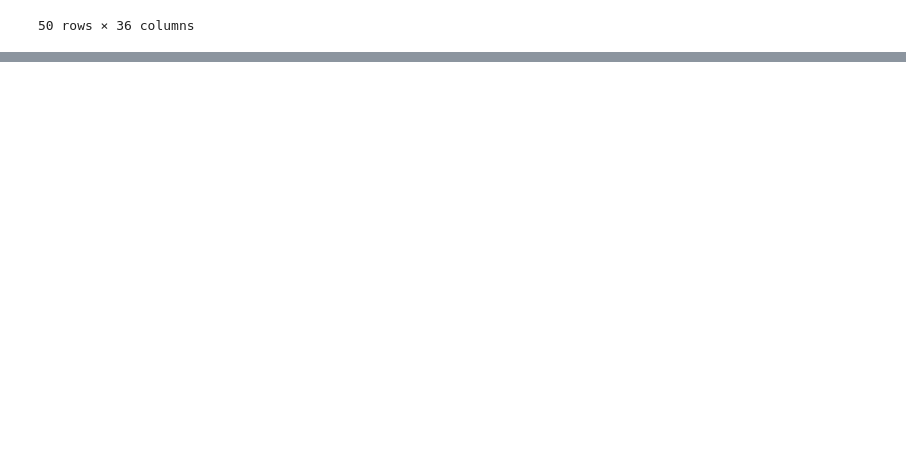
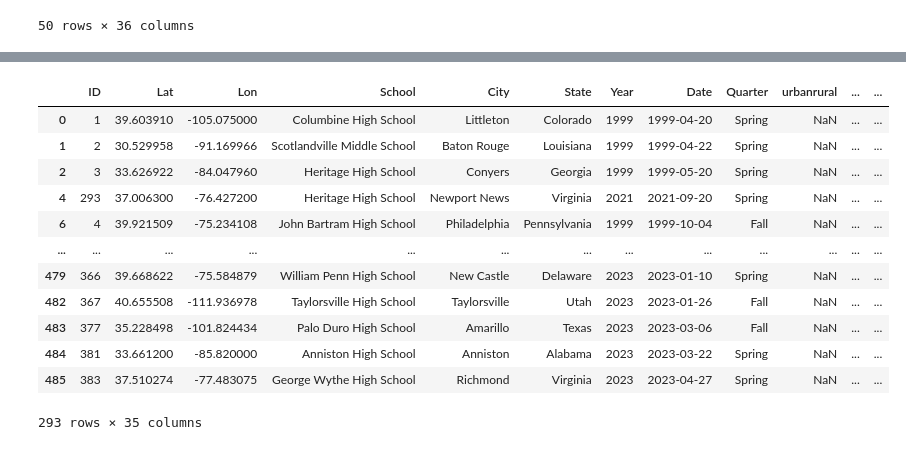
Before and after one commit to LeviEzra1/Project1_team4, a Jupyter notebook: Adriel_analysis/dataset_draft.ipynb, the cells around one changed output, grey strips where cells are left out. Saved outputs shown, nothing was run; the diff lists cells and outputs as text; code cells hidden in the pictures; blank space fills up the shorter version.

```diff
--- a/Adriel_analysis/dataset_draft.ipynb
+++ b/Adriel_analysis/dataset_draft.ipynb
@@ -323,3 +314,21 @@ Index(['ID', 'Lat', 'Lon', 'School', 'City', 'State', 'Year', 'Date',
        'History of bullying (Shooter)',
        'History of Domestic Violence (Shooter)', 'Gang Related', 'Preplanned'],
       dtype='object')
+# %%
+#Drop columns date_y due to inconsistencies in date with other data
+Full_SchoolS_df_copy = Full_SchoolS_df.drop(['Date_y'],axis=1)
+Full_SchoolS_df_copy
+# %% [output]
+|  | ID | Lat | Lon | School | City | State | Year | Date | Quarter | urbanrural | ... | ... |
+| 0 | 1 | 39.603910 | -105.075000 | Columbine High School | Littleton | Colorado | 1999 | 1999-04-20 | Spring | NaN | ... | ... |
+| 1 | 2 | 30.529958 | -91.169966 | Scotlandville Middle School | Baton Rouge | Louisiana | 1999 | 1999-04-22 | Spring | NaN | ... | ... |
+| 2 | 3 | 33.626922 | -84.047960 | Heritage High School | Conyers | Georgia | 1999 | 1999-05-20 | Spring | NaN | ... | ... |
+| 4 | 293 | 37.006300 | -76.427200 | Heritage High School | Newport News | Virginia | 2021 | 2021-09-20 | Spring | NaN | ... | ... |
+| 6 | 4 | 39.921509 | -75.234108 | John Bartram High School | Philadelphia | Pennsylvania | 1999 | 1999-10-04 | Fall | NaN | ... | ... |
+| ... | ... | ... | ... | ... | ... | ... | ... | ... | ... | ... | ... | ... |
+| 479 | 366 | 39.668622 | -75.584879 | William Penn High School | New Castle | Delaware | 2023 | 2023-01-10 | Spring | NaN | ... | ... |
+| 482 | 367 | 40.655508 | -111.936978 | Taylorsville High School | Taylorsville | Utah | 2023 | 2023-01-26 | Fall | NaN | ... | ... |
+| 483 | 377 | 35.228498 | -101.824434 | Palo Duro High School | Amarillo | Texas | 2023 | 2023-03-06 | Fall | NaN | ... | ... |
+| 484 | 381 | 33.661200 | -85.820000 | Anniston High School | Anniston | Alabama | 2023 | 2023-03-22 | Spring | NaN | ... | ... |
+| 485 | 383 | 37.510274 | -77.483075 | George Wythe High School | Richmond | Virginia | 2023 | 2023-04-27 | Spring | NaN | ... | ... |
+293 rows × 35 columns
```
Also changed, not shown: parts of 6 cells of this notebook.
